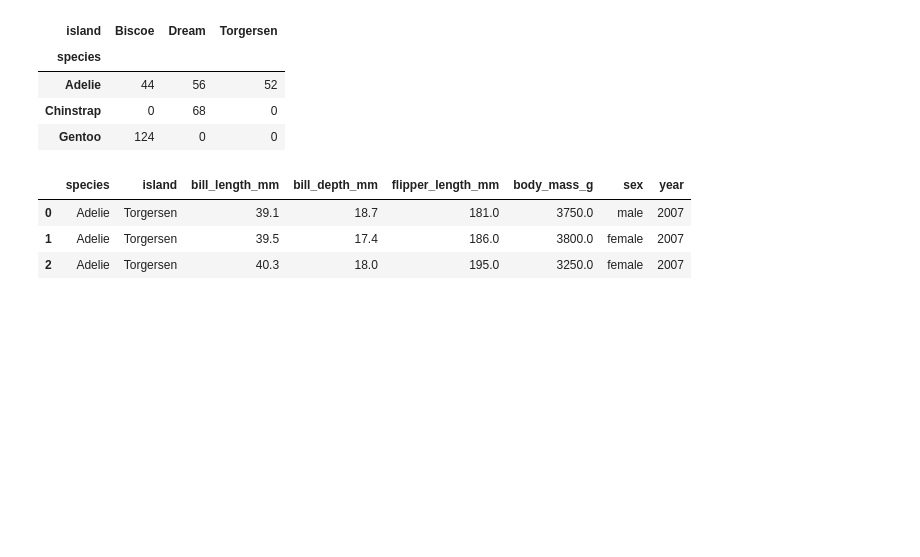
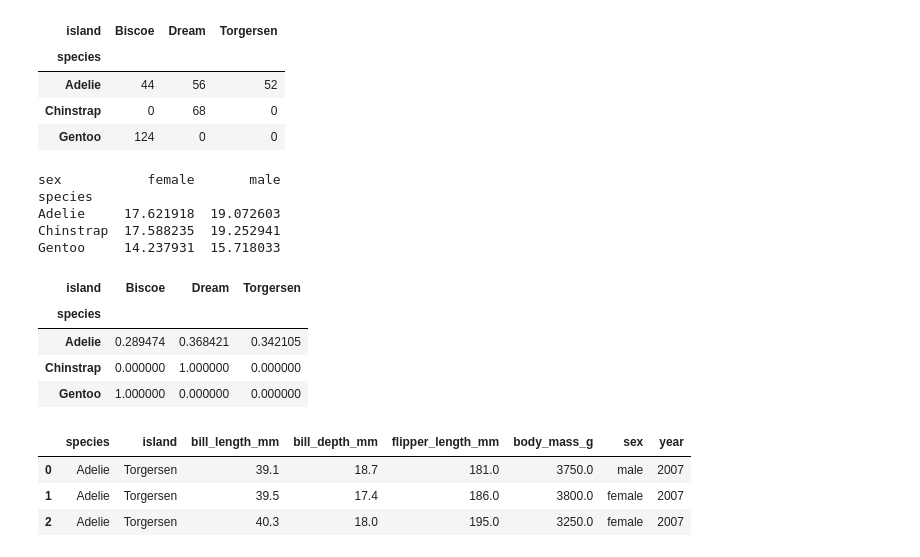
Before and after one commit to JanaEsther/czechitas-python-pro-datovou-analyzu-2024-02, a Jupyter notebook: notebooks/lekce-01/penguins.ipynb, the cells around one changed output. Drawn from its saved outputs; the diff is of its cells as text; code cells hidden in the pictures; blank space fills up the shorter version.

```diff
--- a/notebooks/lekce-01/penguins.ipynb
+++ b/notebooks/lekce-01/penguins.ipynb
@@ -135,6 +128,25 @@ pd.crosstab(penguins["species"], penguins["island"])
 | Adelie | 44 | 56 | 52 |
 | Chinstrap | 0 | 68 | 0 |
 | Gentoo | 124 | 0 | 0 |
+# %%
+penguin_island = pd.crosstab(penguins["species"], penguins["island"], normalize="index")
+# %%
+bill_species_sex = pd.pivot_table(penguins, "bill_depth_mm", "species", "sex", aggfunc=np.mean)
+print(bill_species_sex)
+# %% [output]
+sex           female       male
+species
+Adelie     17.621918  19.072603
+Chinstrap  17.588235  19.252941
+Gentoo     14.237931  15.718033
+# %%
+penguin_island
+# %% [output]
+| island | Biscoe | Dream | Torgersen |
+| species |  |  |  |
+| Adelie | 0.289474 | 0.368421 | 0.342105 |
+| Chinstrap | 0.000000 | 1.000000 | 0.000000 |
+| Gentoo | 1.000000 | 0.000000 | 0.000000 |
 # %%
 penguins.head(3)
 # %% [output]
```
Also changed, not shown: parts of 1 cell of this notebook, 6 other files.
